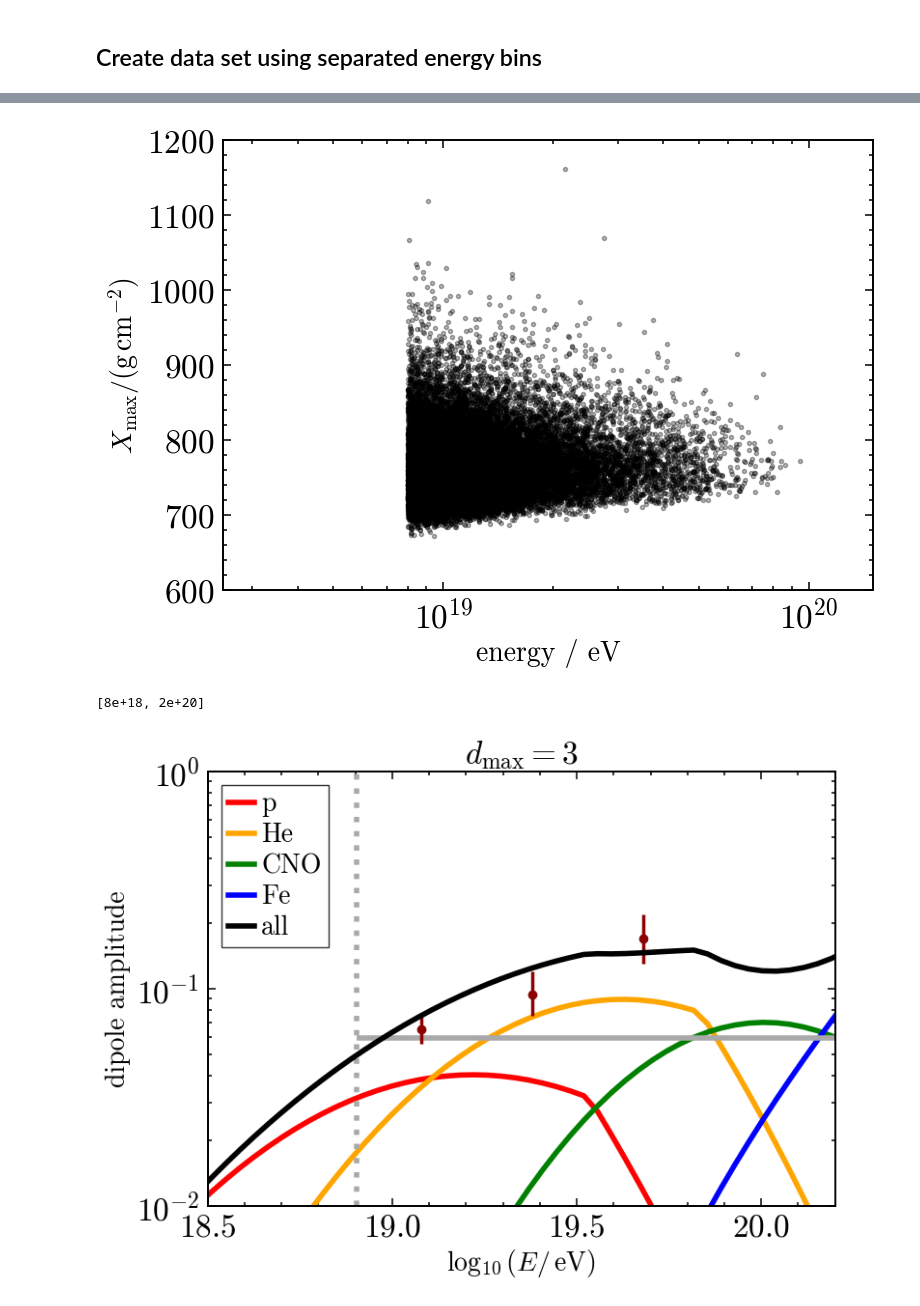
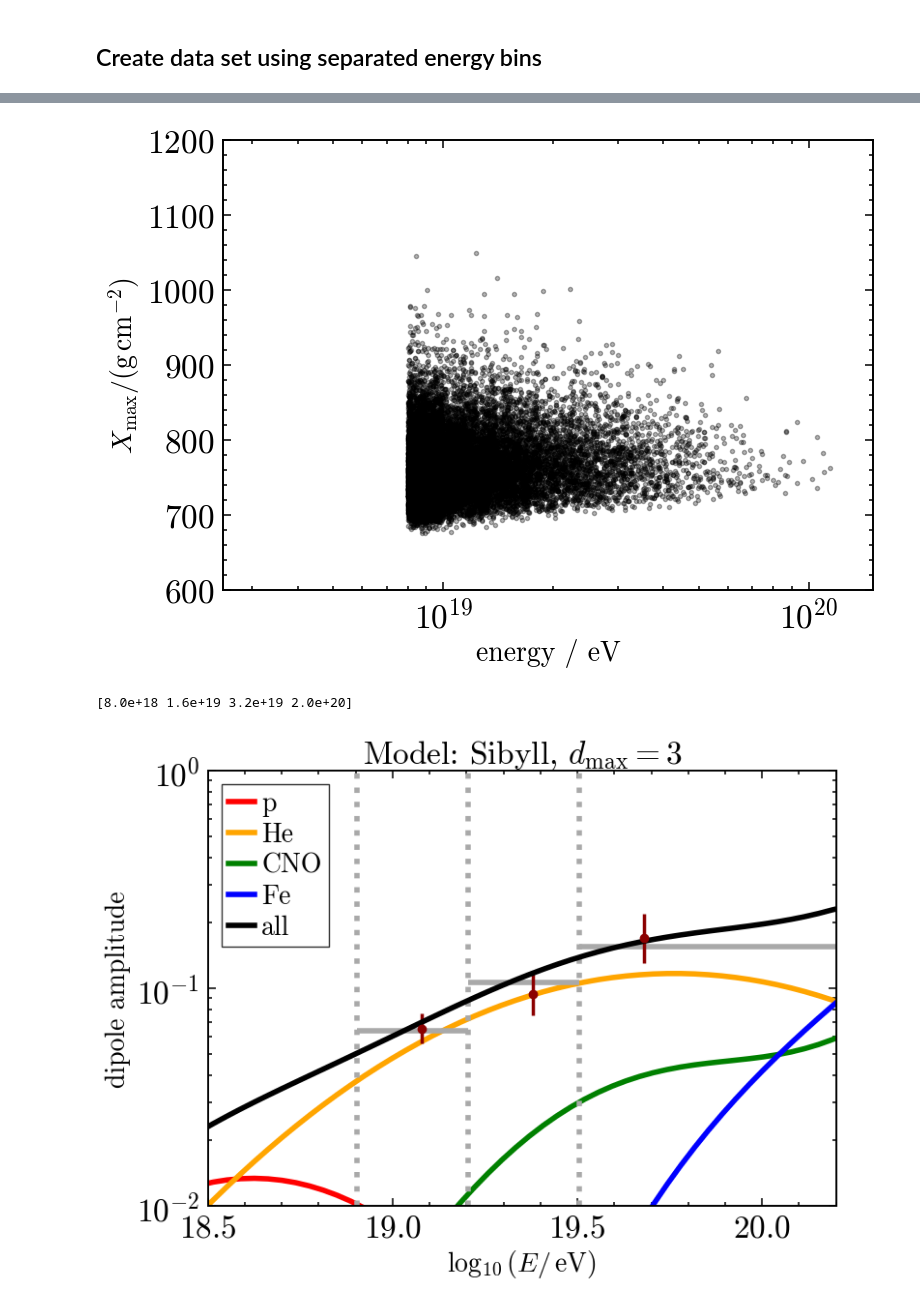
Before and after one commit to paolo-magnani/aixnet_simulations, a Jupyter notebook: other/sim_part1.ipynb, the cells around one changed output, grey strips where cells are left out. Drawn from its saved outputs; the diff is of its cells as text; code cells hidden in the pictures.

```diff
--- a/other/sim_part1.ipynb
+++ b/other/sim_part1.ipynb
@@ -10,7 +10,6 @@
 import numpy as np
 import pandas as pd
 import matplotlib.pyplot as plt
-# from mass_fractions import *
 from simulated_dipole import *
 
 
@@ -44,8 +43,8 @@ from simulated_dipole import *
 
 ## In case of Universality
 
-dd = file_loader('AixNet_EPOS')
-print(dd.keys())
+dd = file_loader('AixNet')
+# print(dd.keys())
 
 # plt.figure(figsize=(10,6))
 # plt.scatter(dd['energy'], dd['sd_energy'], color='k', alpha=0.03)
@@ -83,5 +84,5 @@ dict_keys(['dnn_xmax', 'energy', 'primary', 'mass'])
 # %%
-mf = mass_fractions(model='EPOS')
+mf = mass_fractions(model='Sybill')
 ene = np.linspace(np.log10(3e18),np.log10(150e18))
 
 plt.figure(figsize=(10,6))
@@ -174,7 +175,7 @@ print(len(dd['energy']))
 
 plt.figure(figsize=(10,6))
 for name in names:
-    plt.hist(np.log10(dd['energy'][dd['mass']==names[name]]*1e18), histtype='step', fill=False, lw=4, color=colors[name], label=f'{name}')
+    plt.hist(np.log10(dd['energy'][dd['mass']==names[name]]*1e18), histtype='step', fill=False, lw=4, color=colors[name], label=f'{name}', bins=50)
 plt.hist(np.log10(dd['energy']*1e18), histtype='step', stacked=False, fill=False, color='k', lw=4, label='all')
 plt.xlabel(r'$\log_{10}(E/\, \mathrm{eV})$')
 plt.ylabel(r'# simulated events')
@@ -251,9 +252,9 @@ plt.show()
 
 np.save('simulated_data.npy', dd)
 # %% [output]
-[figure, old version]
+[figure, new version]
 # %%
-dip = simulated_dipole(model='EPOS')
+dip = simulated_dipole()
 ene = np.linspace(np.log10(3e18),np.log10(200e18))
 # pene = np.linspace(np.log10(3e18))
 # print(ene)
@@ -271,7 +272,7 @@ ene = np.linspace(np.log10(3e18),np.log10(200e18))
 # plt.legend()
 # plt.show()
 
-
+energies = np.array([8e18, 16e18, 32e18, 200e18])
 dtot = np.zeros_like(ene)
 
 # plt.figure(figsize=(10,6))
@@ -302,34 +303,40 @@ dtot = np.zeros_like(ene)
 # plt.show()
 
 print(energies)
 dtot = np.zeros_like(ene)
 
 plt.figure(figsize=(10,6))
-plt.title(r'$d_\mathrm{max}=3$')
+plt.title(r'Model: Sibyll, $d_\mathrm{max}=3$')
 for name in names:
     if name == 'Fe':
         ddd = dip.dipole_dependence(name, np.power(10, ene - 18), 3)*(1 - (mf.fraction_func('p', ene) + mf.fraction_func('He', ene) + mf.fraction_func('CNO', ene)))
         plt.plot(ene, ddd, label=f'{name}', linewidth=4, color=colors[name])
         dtot += ddd
     else:
         ddd = dip.dipole_dependence(name, np.power(10, ene - 18), 3)*mf.fraction_func(name, ene)
         plt.plot(ene, ddd, label=f'{name}', linewidth=4, color=colors[name])
         dtot += ddd
 for i in range(len(energies[:-1])):
     E = energies[i]
     Eplus = energies[i+1]
     enetwo = np.linspace(E, Eplus)
-    plt.hlines(np.sum(es.spectrum_func(enetwo)*dip.overall_dipole_dependence(enetwo/1e18))/np.sum(es.spectrum_func(enetwo)), np.log10(E), np.log10(Eplus),lw=4, color='darkgrey')
+    Z_sum = np.zeros_like(enetwo)
+    for name in charges:
+        if name == 'Fe':
+            Z_sum += dip.dipole_dependence(name, enetwo/1e18, 3)*(1 - (mf.fraction_func('p', np.log10(enetwo)) + mf.fraction_func('He', np.log10(enetwo)) + mf.fraction_func('CNO', np.log10(enetwo))))
+        else:
+            Z_sum += dip.dipole_dependence(name, enetwo/1e18, 3)*mf.fraction_func(name, np.log10(enetwo))
+    plt.hlines(np.sum(es.spectrum_func_simpl(enetwo/1e18)*Z_sum)/np.sum(es.spectrum_func_simpl(enetwo/1e18)), np.log10(E), np.log10(Eplus),lw=4, color='darkgrey')
     plt.axvline(np.log10(E), lw=4, color='darkgrey', ls=':')
 plt.errorbar(np.log10(1.5*mid_ene), dipole_values, yerr=dipole_errors, ls='', marker='o', color='darkred')
 plt.plot(ene, dtot, label='all', linewidth=4, color='k')
 plt.xlabel(r'$\log_{10}(E/\, \mathrm{eV})$')
 plt.ylabel('dipole amplitude')
 plt.ylim(1e-2, 1)
 plt.xlim(18.5, 20.2)
 plt.yscale('log')
 plt.legend(loc='upper left')
 plt.show()
 # %% [output]
-[8e+18, 2e+20]
+[8.0e+18 1.6e+19 3.2e+19 2.0e+20]
-[figure, old version]
+[figure, new version]
```
Also changed, not shown: parts of 7 cells of this notebook, 12 other files.
